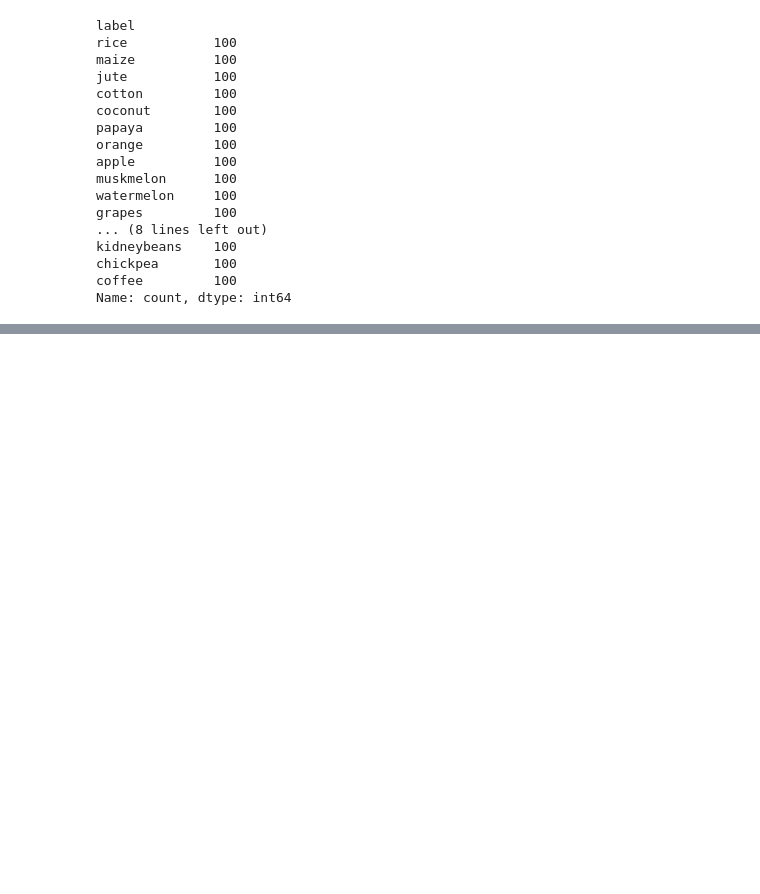
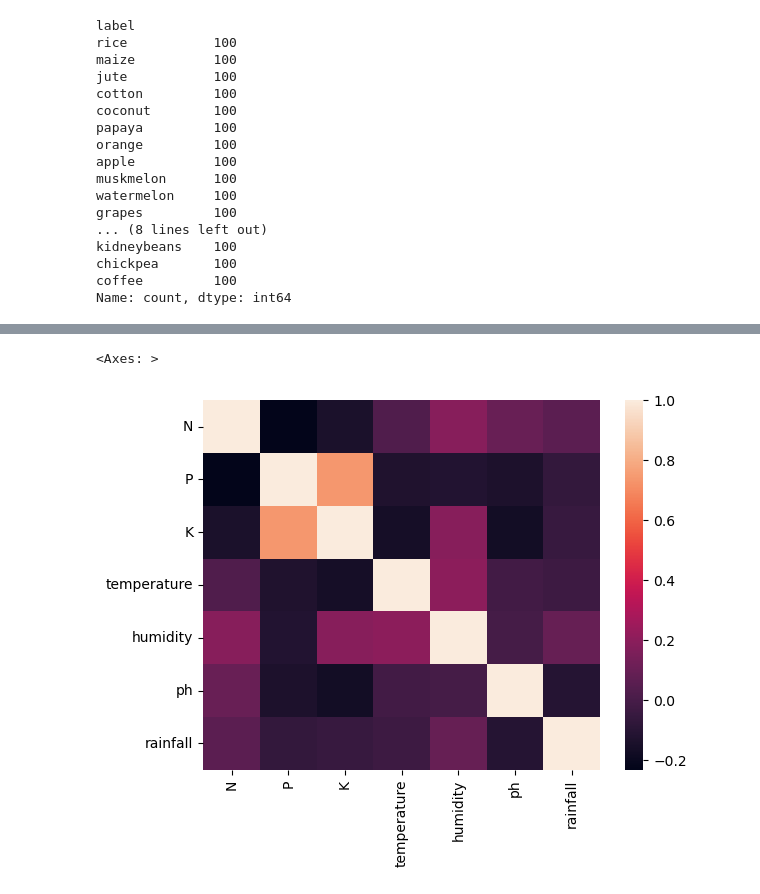
Before and after one commit to Manideep145/Crop-and-Fertilizer-recommendation-system-using-ML, a Jupyter notebook: crop.ipynb, the cells around one changed output, grey strips where cells are left out. Cells and saved outputs as stored; diff of their text form; code cells hidden in the pictures; blank space fills up the shorter version.

```diff
--- a/crop.ipynb
+++ b/crop.ipynb
@@ -123,0 +159,4 @@ Name: count, dtype: int64
+# %%
+# Corrrelation of the features
+num_cols = crop.select_dtypes(include=[np.number])
+num_cols
@@ -123,0 +177,3 @@ Name: count, dtype: int64
+# %%
+corr = num_cols.corr()
+corr
@@ -123,0 +189,6 @@ Name: count, dtype: int64
+# %%
+# visualizing with Heatmap
+sns.heatmap(corr)
+# %% [output]
+<Axes: >
+[figure, added]
```
Also changed, not shown: parts of 14 cells of this notebook.
